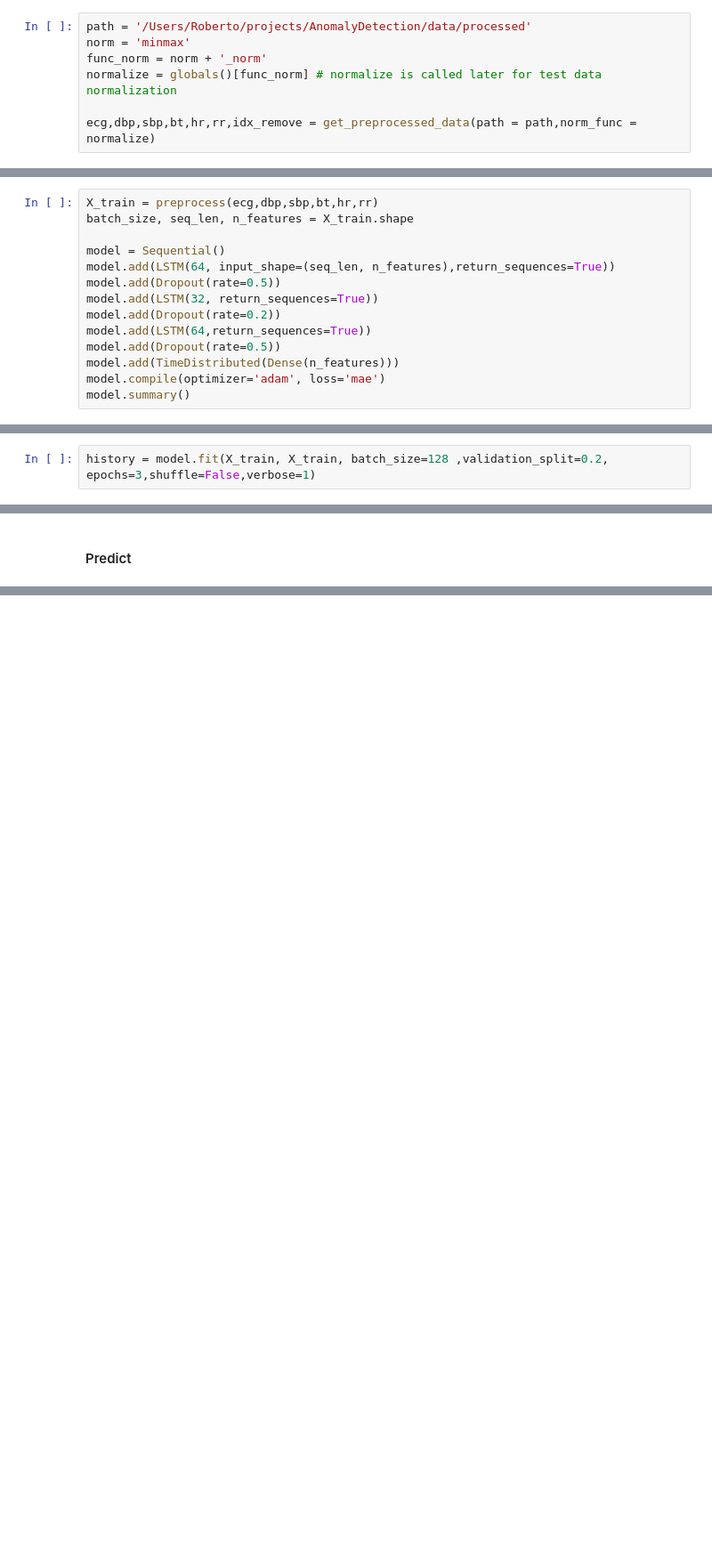
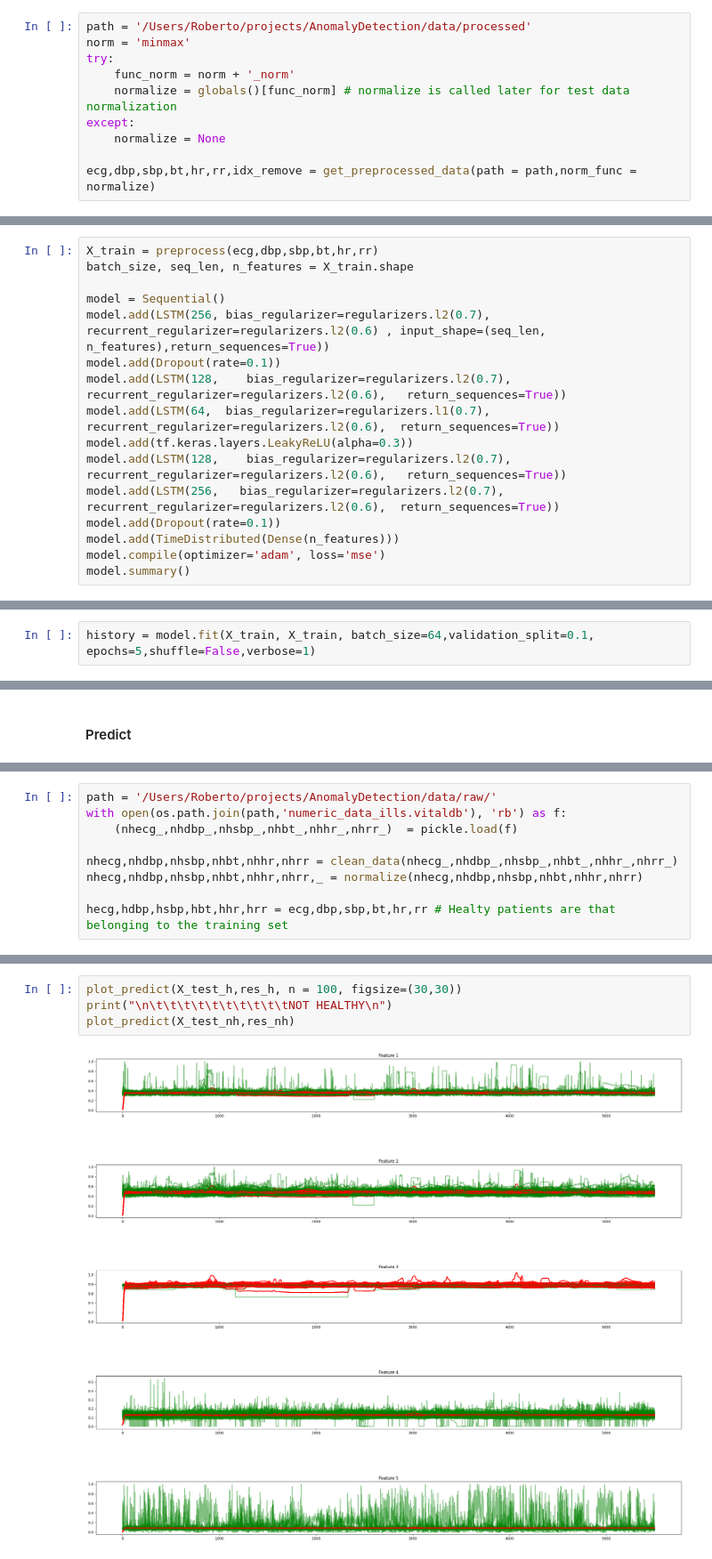
Before and after one commit to RobertoLorusso/AnomalyDetection, a Jupyter notebook: notebooks/VitalDB_Autoencoder.ipynb, the cells around one changed output, grey strips where cells are left out. Shown at 89% size. Saved outputs shown, nothing was run; the diff lists cells and outputs as text; blank space fills up the shorter version.

Commit message:
Optimized model, test set on ASA == 3

```diff
--- a/notebooks/VitalDB_Autoencoder.ipynb
+++ b/notebooks/VitalDB_Autoencoder.ipynb
@@ -496,8 +452,11 @@ def get_preprocessed_data(path, norm_func = None):
 # %%
 path = '/Users/Roberto/projects/AnomalyDetection/data/processed'
 norm = 'minmax'
-func_norm = norm + '_norm'
-normalize = globals()[func_norm] # normalize is called later for test data normalization
+try:
+    func_norm = norm + '_norm'
+    normalize = globals()[func_norm] # normalize is called later for test data normalization
+except:
+    normalize = None
 
 ecg,dbp,sbp,bt,hr,rr,idx_remove = get_preprocessed_data(path = path,norm_func = normalize)
 # %% [markdown]
@@ -641,12 +643,14 @@ X_train = preprocess(ecg,dbp,sbp,bt,hr,rr)
 batch_size, seq_len, n_features = X_train.shape
 
 model = Sequential()
-model.add(LSTM(64, input_shape=(seq_len, n_features),return_sequences=True))
-model.add(Dropout(rate=0.5))
-model.add(LSTM(32, return_sequences=True))
-model.add(Dropout(rate=0.2))
-model.add(LSTM(64,return_sequences=True))
-model.add(Dropout(rate=0.5))
+model.add(LSTM(256, bias_regularizer=regularizers.l2(0.7),  recurrent_regularizer=regularizers.l2(0.6) , input_shape=(seq_len, n_features),return_sequences=True))
+model.add(Dropout(rate=0.1))
+model.add(LSTM(128,    bias_regularizer=regularizers.l2(0.7),  recurrent_regularizer=regularizers.l2(0.6),   return_sequences=True))
+model.add(LSTM(64,  bias_regularizer=regularizers.l1(0.7), recurrent_regularizer=regularizers.l2(0.6),  return_sequences=True))
+model.add(tf.keras.layers.LeakyReLU(alpha=0.3))
+model.add(LSTM(128,    bias_regularizer=regularizers.l2(0.7),  recurrent_regularizer=regularizers.l2(0.6),   return_sequences=True))
+model.add(LSTM(256,   bias_regularizer=regularizers.l2(0.7), recurrent_regularizer=regularizers.l2(0.6),  return_sequences=True))
+model.add(Dropout(rate=0.1))
 model.add(TimeDistributed(Dense(n_features)))
-model.compile(optimizer='adam', loss='mae')
+model.compile(optimizer='adam', loss='mse')
 model.summary()
@@ -653,2 +677,2 @@ model.summary()
 # %%
-history = model.fit(X_train, X_train, batch_size=128 ,validation_split=0.2, epochs=3,shuffle=False,verbose=1)
+history = model.fit(X_train, X_train, batch_size=64,validation_split=0.1, epochs=5,shuffle=False,verbose=1)
@@ -668,2 +692,11 @@ hecg,hdbp,hsbp,hbt,hhr,hrr = ecg,dbp,sbp,bt,hr,rr
+# %%
+path = '/Users/Roberto/projects/AnomalyDetection/data/raw/'
+with open(os.path.join(path,'numeric_data_ills.vitaldb'), 'rb') as f:
+    (nhecg_,nhdbp_,nhsbp_,nhbt_,nhhr_,nhrr_)  = pickle.load(f)
+
+nhecg,nhdbp,nhsbp,nhbt,nhhr,nhrr = clean_data(nhecg_,nhdbp_,nhsbp_,nhbt_,nhhr_,nhrr_)
+nhecg,nhdbp,nhsbp,nhbt,nhhr,nhrr,_ = normalize(nhecg,nhdbp,nhsbp,nhbt,nhhr,nhrr)
+
+hecg,hdbp,hsbp,hbt,hhr,hrr = ecg,dbp,sbp,bt,hr,rr # Healty patients are that belonging to the training set
 # %%
 X_test_nh = preprocess(nhecg,nhdbp,nhsbp,nhbt,nhhr,nhrr)
@@ -725,0 +727,6 @@ np.min([np.mean([len(el) for el in dbp]),np.mean([len(el) for el in sbp]),np.mea
+# %%
+plot_predict(X_test_h,res_h, n = 100, figsize=(30,30))
+print("\n\t\t\t\t\t\t\t\t\t\tNOT HEALTHY\n")
+plot_predict(X_test_nh,res_nh)
+# %% [output]
+[figure, added]
```
Also changed, not shown: parts of 25 cells of this notebook, 3 other files.
